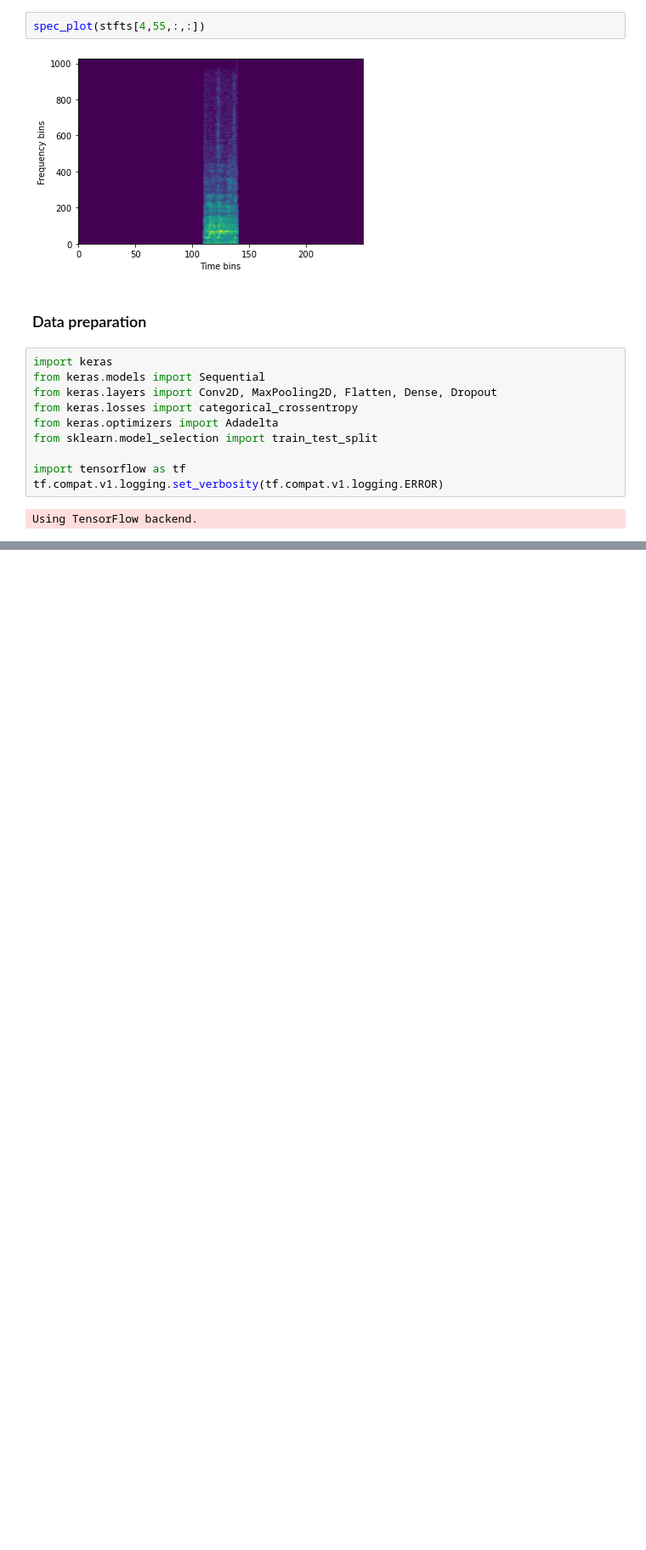
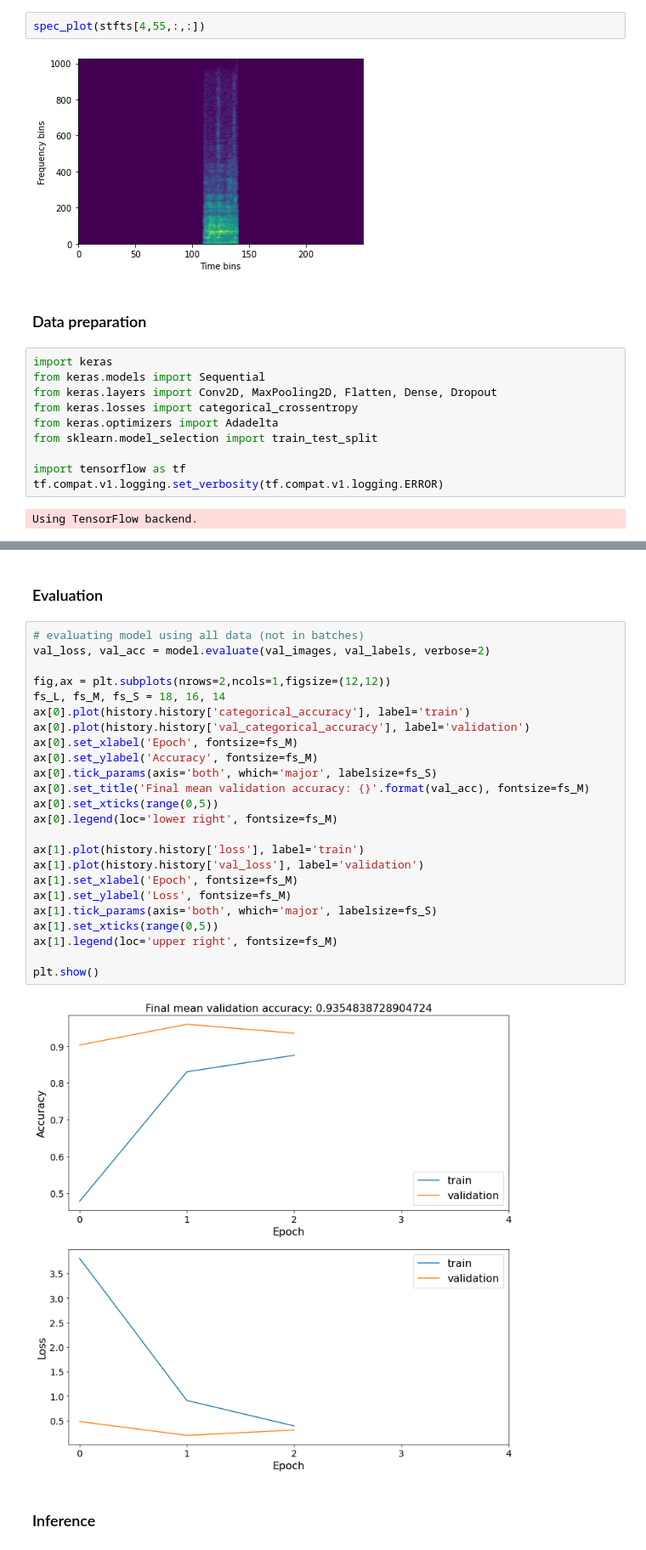
Before and after one commit to AleksandraPanfilova/Zebra_Project, a Jupyter notebook: AudioLoad+CNN.ipynb, the cells around one changed output, grey strips where cells are left out. Shown: that part at 85% size. Cells and saved outputs as stored; diff of their text form; blank space fills up the shorter version.

```diff
--- a/AudioLoad+CNN.ipynb
+++ b/AudioLoad+CNN.ipynb
@@ -93,0 +206,30 @@ test_labels = keras.utils.to_categorical(test_labels, num_classes)
+# %% [markdown]
+### Evaluation
+# %%
+# evaluating model using all data (not in batches)
+val_loss, val_acc = model.evaluate(val_images, val_labels, verbose=2)
+
+fig,ax = plt.subplots(nrows=2,ncols=1,figsize=(12,12))
+fs_L, fs_M, fs_S = 18, 16, 14
+ax[0].plot(history.history['categorical_accuracy'], label='train')
+ax[0].plot(history.history['val_categorical_accuracy'], label='validation')
+ax[0].set_xlabel('Epoch', fontsize=fs_M)
+ax[0].set_ylabel('Accuracy', fontsize=fs_M)
+ax[0].tick_params(axis='both', which='major', labelsize=fs_S)
+ax[0].set_title('Final mean validation accuracy: {}'.format(val_acc), fontsize=fs_M)
+ax[0].set_xticks(range(0,5))
+ax[0].legend(loc='lower right', fontsize=fs_M)
+
+ax[1].plot(history.history['loss'], label='train')
+ax[1].plot(history.history['val_loss'], label='validation')
+ax[1].set_xlabel('Epoch', fontsize=fs_M)
+ax[1].set_ylabel('Loss', fontsize=fs_M)
+ax[1].tick_params(axis='both', which='major', labelsize=fs_S)
+ax[1].set_xticks(range(0,5))
+ax[1].legend(loc='upper right', fontsize=fs_M)
+
+plt.show()
+# %% [output]
+[figure, added]
+# %% [markdown]
+### Inference
```
Also changed, not shown: parts of 11 cells of this notebook.
